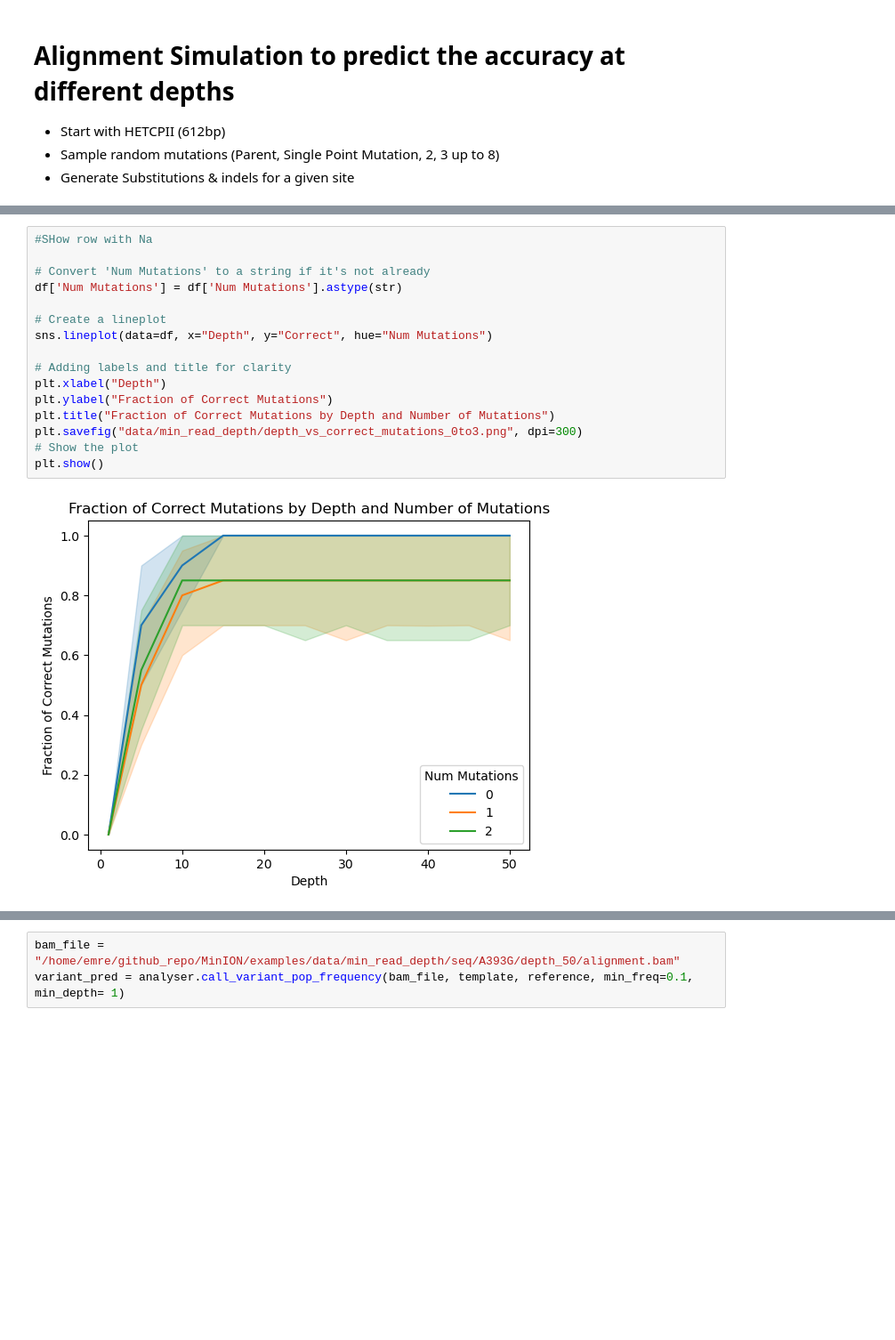
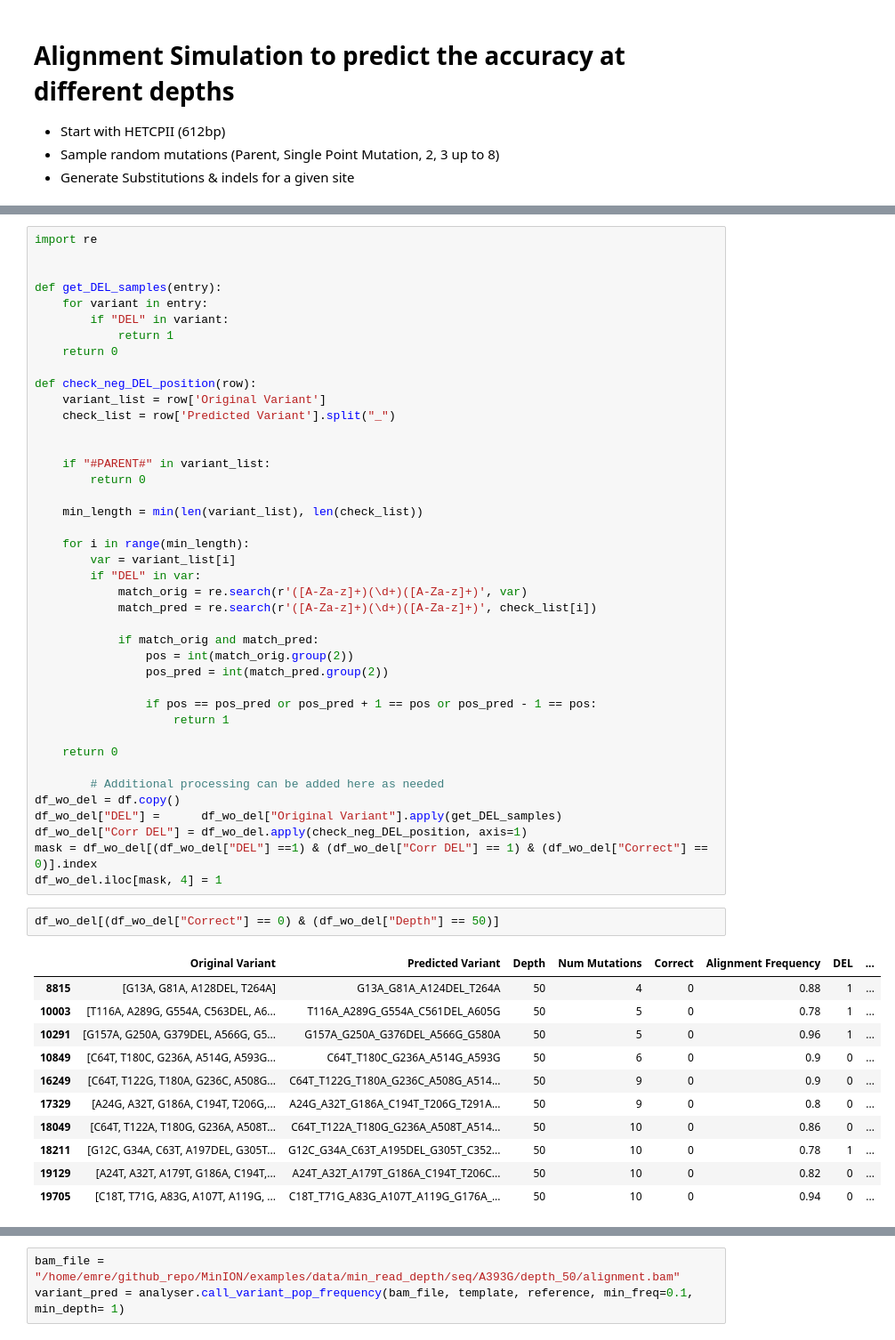
Before and after one commit to fhalab/LevSeq, a Jupyter notebook: examples/barcode_simulater.ipynb, the cells around one changed output, grey strips where cells are left out. Shown at 89% size. Drawn from its saved outputs; the diff is of its cells as text; blank space fills up the shorter version.

```diff
--- a/examples/barcode_simulater.ipynb
+++ b/examples/barcode_simulater.ipynb
@@ -760,18 +786,55 @@ df.head(20)
-# %%
-#SHow row with Na
-
-# Convert 'Num Mutations' to a string if it's not already
-df['Num Mutations'] = df['Num Mutations'].astype(str)
-
-# Create a lineplot
-sns.lineplot(data=df, x="Depth", y="Correct", hue="Num Mutations")
-
-# Adding labels and title for clarity
-plt.xlabel("Depth")
-plt.ylabel("Fraction of Correct Mutations")
-plt.title("Fraction of Correct Mutations by Depth and Number of Mutations")
-plt.savefig("data/min_read_depth/depth_vs_correct_mutations_0to3.png", dpi=300)
-# Show the plot
-plt.show()
-# %% [output]
-[figure, removed]
+# %%
+import re
+
+
+def get_DEL_samples(entry):
+    for variant in entry:
+        if "DEL" in variant:
+            return 1
+    return 0
+
+def check_neg_DEL_position(row):
+    variant_list = row['Original Variant']
+    check_list = row['Predicted Variant'].split("_")
+
+
+    if "#PARENT#" in variant_list:
+        return 0
+
+    min_length = min(len(variant_list), len(check_list))
+
+    for i in range(min_length):
+        var = variant_list[i]
+        if "DEL" in var:
+            match_orig = re.search(r'([A-Za-z]+)(\d+)([A-Za-z]+)', var)
+            match_pred = re.search(r'([A-Za-z]+)(\d+)([A-Za-z]+)', check_list[i])
+
+            if match_orig and match_pred:
+                pos = int(match_orig.group(2))
+                pos_pred = int(match_pred.group(2))
+
+                if pos == pos_pred or pos_pred + 1 == pos or pos_pred - 1 == pos:
+                    return 1
+
+    return 0
+
+        # Additional processing can be added here as needed
+df_wo_del = df.copy()
+df_wo_del["DEL"] =      df_wo_del["Original Variant"].apply(get_DEL_samples)
+df_wo_del["Corr DEL"] = df_wo_del.apply(check_neg_DEL_position, axis=1)
+mask = df_wo_del[(df_wo_del["DEL"] ==1) & (df_wo_del["Corr DEL"] == 1) & (df_wo_del["Correct"] == 0)].index
+df_wo_del.iloc[mask, 4] = 1
+# %%
+df_wo_del[(df_wo_del["Correct"] == 0) & (df_wo_del["Depth"] == 50)]
+# %% [output]
+|  | Original Variant | Predicted Variant | Depth | Num Mutations | Correct | Alignment Frequency | DEL | ... |
+| 8815 | [G13A, G81A, A128DEL, T264A] | G13A_G81A_A124DEL_T264A | 50 | 4 | 0 | 0.88 | 1 | ... |
+| 10003 | [T116A, A289G, G554A, C563DEL, A6... | T116A_A289G_G554A_C561DEL_A605G | 50 | 5 | 0 | 0.78 | 1 | ... |
+| 10291 | [G157A, G250A, G379DEL, A566G, G5... | G157A_G250A_G376DEL_A566G_G580A | 50 | 5 | 0 | 0.96 | 1 | ... |
+| 10849 | [C64T, T180C, G236A, A514G, A593G... | C64T_T180C_G236A_A514G_A593G | 50 | 6 | 0 | 0.9 | 0 | ... |
+| 16249 | [C64T, T122G, T180A, G236C, A508G... | C64T_T122G_T180A_G236C_A508G_A514... | 50 | 9 | 0 | 0.9 | 0 | ... |
+| 17329 | [A24G, A32T, G186A, C194T, T206G,... | A24G_A32T_G186A_C194T_T206G_T291A... | 50 | 9 | 0 | 0.8 | 0 | ... |
+| 18049 | [C64T, T122A, T180G, G236A, A508T... | C64T_T122A_T180G_G236A_A508T_A514... | 50 | 10 | 0 | 0.86 | 0 | ... |
+| 18211 | [G12C, G34A, C63T, A197DEL, G305T... | G12C_G34A_C63T_A195DEL_G305T_C352... | 50 | 10 | 0 | 0.78 | 1 | ... |
+| 19129 | [A24T, A32T, A179T, G186A, C194T,... | A24T_A32T_A179T_G186A_C194T_T206C... | 50 | 10 | 0 | 0.82 | 0 | ... |
+| 19705 | [C18T, T71G, A83G, A107T, A119G, ... | C18T_T71G_A83G_A107T_A119G_G176A_... | 50 | 10 | 0 | 0.94 | 0 | ... |
```
Also changed, not shown: parts of 33 cells of this notebook, 4 other files.
